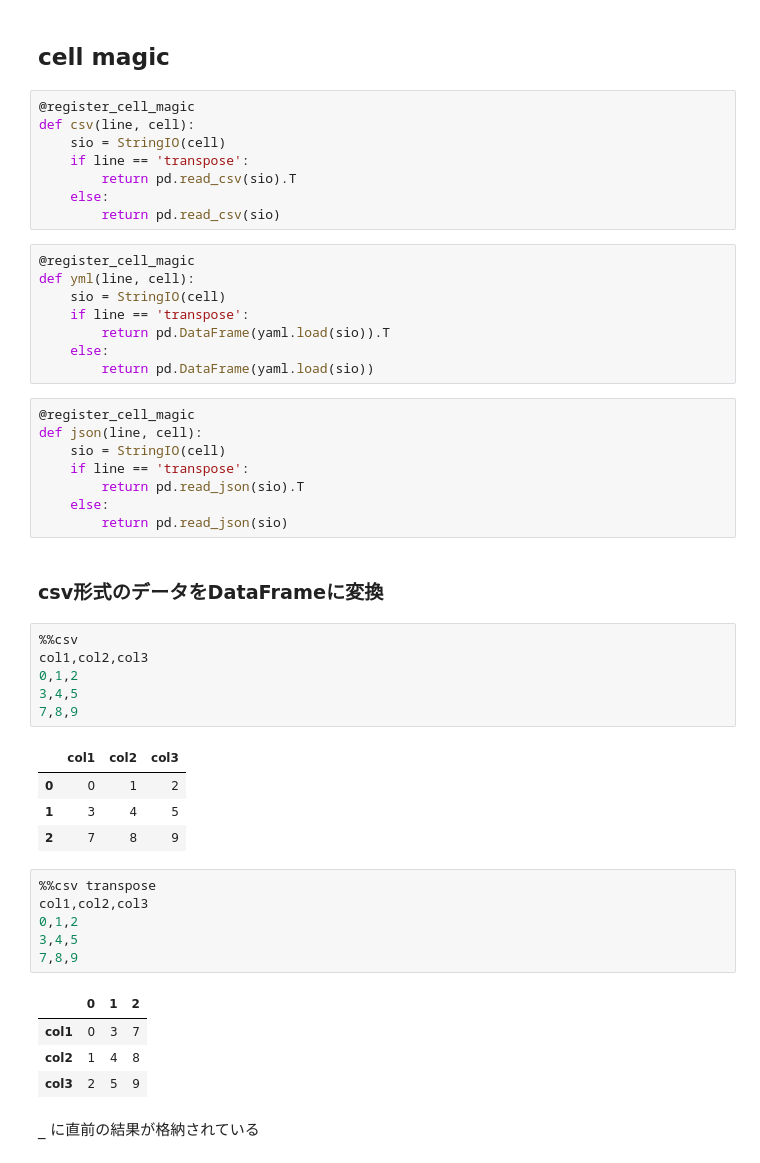
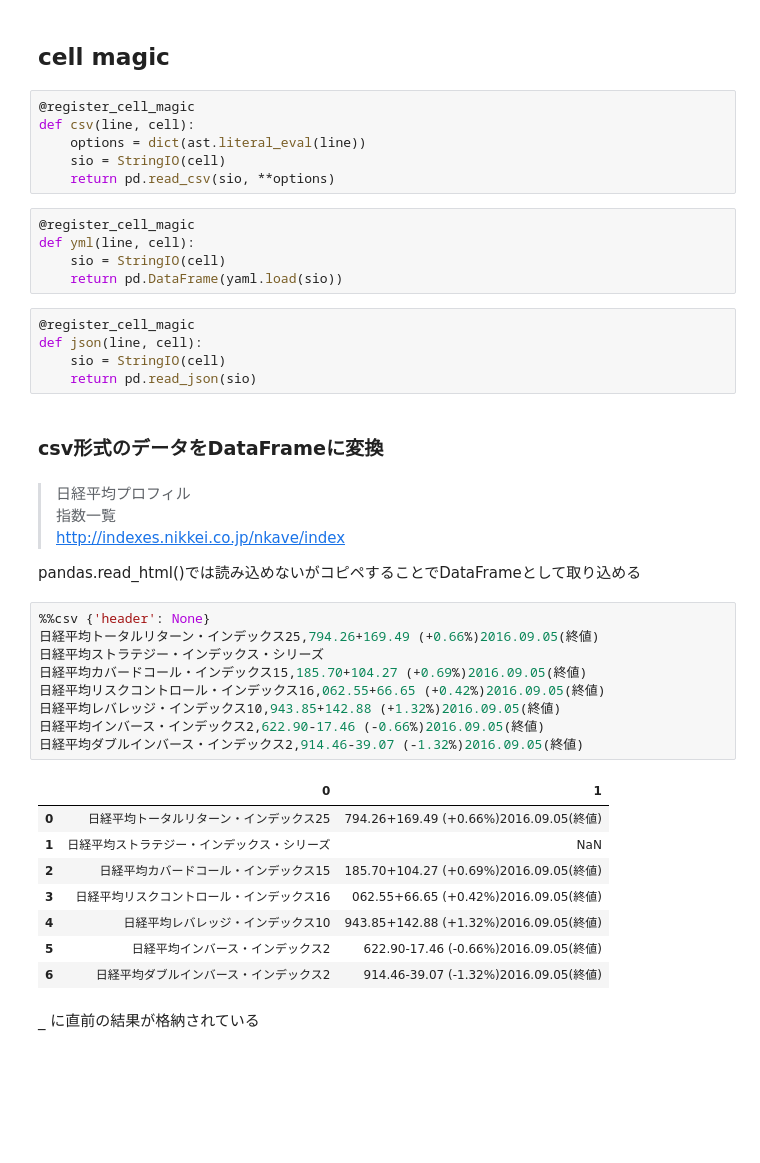
Before and after one commit to drillan/pyconjp2016, a Jupyter notebook: Case3-1.ipynb, the cells around one changed output. Drawn from its saved outputs; the diff is of its cells as text; blank space fills up the shorter version.

```diff
--- a/Case3-1.ipynb
+++ b/Case3-1.ipynb
@@ -29,51 +26,45 @@ https://www.morningstar.co.jp/StockInfo/info/snap/9783
 # %%
 @register_cell_magic
 def csv(line, cell):
+    options = dict(ast.literal_eval(line))
     sio = StringIO(cell)
-    if line == 'transpose':
-        return pd.read_csv(sio).T
-    else:
-        return pd.read_csv(sio)
+    return pd.read_csv(sio, **options)
 # %%
 @register_cell_magic
 def yml(line, cell):
     sio = StringIO(cell)
-    if line == 'transpose':
-        return pd.DataFrame(yaml.load(sio)).T
-    else:
-        return pd.DataFrame(yaml.load(sio))
+    return pd.DataFrame(yaml.load(sio))
 # %%
 @register_cell_magic
 def json(line, cell):
     sio = StringIO(cell)
-    if line == 'transpose':
-        return pd.read_json(sio).T
-    else:
-        return pd.read_json(sio)
+    return pd.read_json(sio)
 # %% [markdown]
 ### csv形式のデータをDataFrameに変換
-# %%
-%%csv
-col1,col2,col3
-0,1,2
-3,4,5
-7,8,9
-# %% [output]
-|  | col1 | col2 | col3 |
-| 0 | 0 | 1 | 2 |
-| 1 | 3 | 4 | 5 |
-| 2 | 7 | 8 | 9 |
-# %%
-%%csv transpose
-col1,col2,col3
-0,1,2
-3,4,5
-7,8,9
-# %% [output]
-|  | 0 | 1 | 2 |
-| col1 | 0 | 3 | 7 |
-| col2 | 1 | 4 | 8 |
-| col3 | 2 | 5 | 9 |
+# %% [markdown]
+> 日経平均プロフィル
+> 指数一覧
+> http://indexes.nikkei.co.jp/nkave/index
+
+pandas.read_html()では読み込めないがコピペすることでDataFrameとして取り込める
+# %%
+%%csv {'header': None}
+日経平均トータルリターン・インデックス25,794.26+169.49 (+0.66%)2016.09.05(終値)
+日経平均ストラテジー・インデックス・シリーズ
+日経平均カバードコール・インデックス15,185.70+104.27 (+0.69%)2016.09.05(終値)
+日経平均リスクコントロール・インデックス16,062.55+66.65 (+0.42%)2016.09.05(終値)
+日経平均レバレッジ・インデックス10,943.85+142.88 (+1.32%)2016.09.05(終値)
+日経平均インバース・インデックス2,622.90-17.46 (-0.66%)2016.09.05(終値)
+日経平均ダブルインバース・インデックス2,914.46-39.07 (-1.32%)2016.09.05(終値)
+# %% [output]
+|  | 0 | 1 |
+| 0 | 日経平均トータルリターン・インデックス25 | 794.26+169.49 (+0.66%)2016.09.05(終値) |
+| 1 | 日経平均ストラテジー・インデックス・シリーズ | NaN |
+| 2 | 日経平均カバードコール・インデックス15 | 185.70+104.27 (+0.69%)2016.09.05(終値) |
+| 3 | 日経平均リスクコントロール・インデックス16 | 062.55+66.65 (+0.42%)2016.09.05(終値) |
+| 4 | 日経平均レバレッジ・インデックス10 | 943.85+142.88 (+1.32%)2016.09.05(終値) |
+| 5 | 日経平均インバース・インデックス2 | 622.90-17.46 (-0.66%)2016.09.05(終値) |
+| 6 | 日経平均ダブルインバース・インデックス2 | 914.46-39.07 (-1.32%)2016.09.05(終値) |
 # %% [markdown]
 _ に直前の結果が格納されている
 # %%
```
Also changed, not shown: parts of 9 cells of this notebook, 11 other files.
